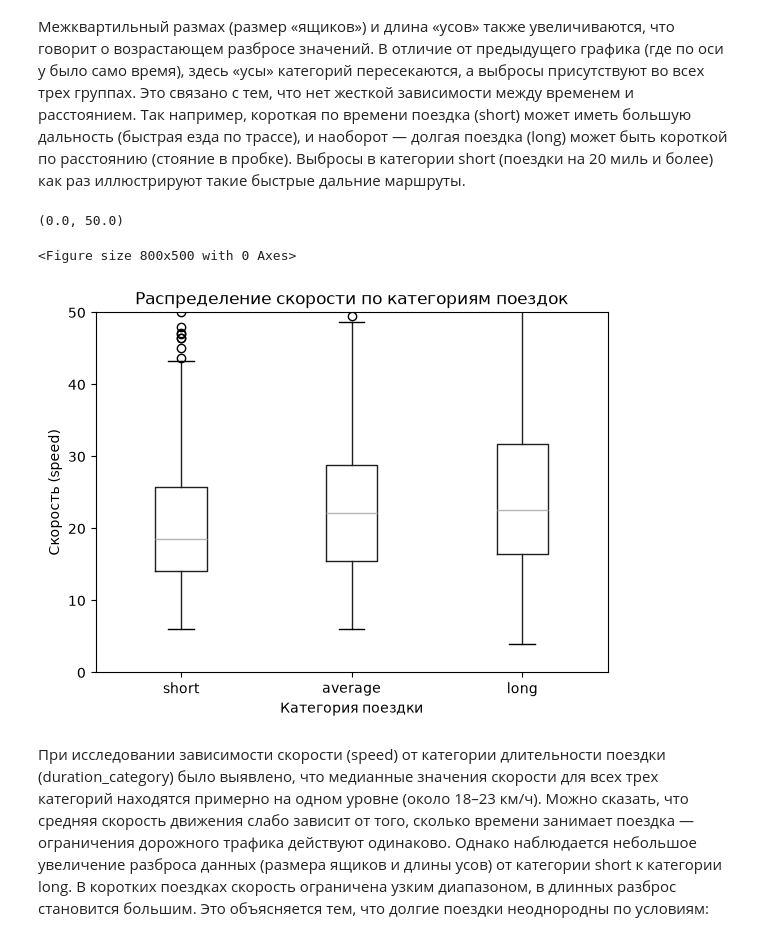
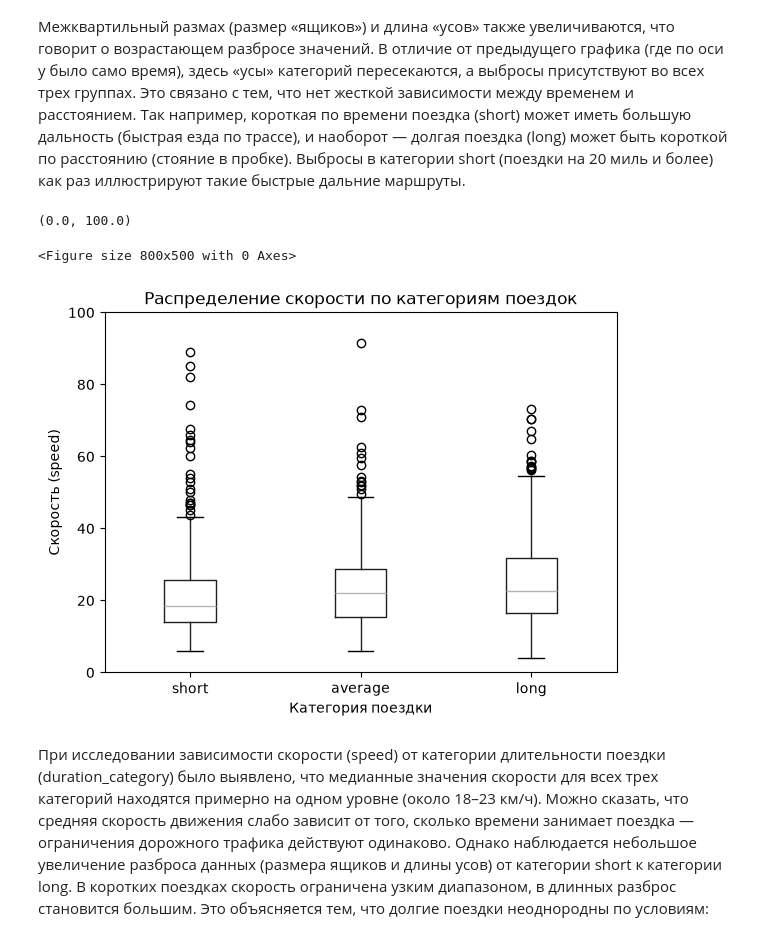
Before and after one commit to AlekseevaAnna1/data-analytics-labs, a Jupyter notebook: ЛР2_Алексеева_1.ipynb, the cells around one changed output. Saved outputs shown, nothing was run; the diff lists cells and outputs as text; code cells hidden in the pictures.

```diff
--- a/ЛР2_Алексеева_1.ipynb
+++ b/ЛР2_Алексеева_1.ipynb
@@ -579,20 +579,20 @@ plt.ylim(0, 50)
 # %%
 plt.figure(figsize=(8, 5))
 
 # Встроенный метод Pandas
 df.boxplot(column='speed', by='duration_category', grid=False)
 
 plt.suptitle('') # Убираем автоматический заголовок
 plt.title('Распределение скорости по категориям поездок')
 plt.xlabel('Категория поездки')
 plt.ylabel('Скорость (speed)')
 
 # ограничение оси Y, чтобы убрать экстремальные выбросы
-plt.ylim(0, 50)
+plt.ylim(0, 100)
 # %% [output]
-(0.0, 50.0)
+(0.0, 100.0)
 <Figure size 800x500 with 0 Axes>
-[figure, old version]
+[figure, new version]
 # %% [markdown]
 При исследовании зависимости скорости (speed) от категории длительности поездки (duration_category) было выявлено, что медианные значения скорости для всех трех категорий находятся примерно на одном уровне (около 18–23 км/ч). Можно сказать, что средняя скорость движения слабо зависит от того, сколько времени занимает поездка — ограничения дорожного трафика действуют одинаково. Однако наблюдается небольшое увеличение разброса данных (размера ящиков и длины усов) от категории short к категории long. В коротких поездках скорость ограничена узким диапазоном, в длинных разброс становится большим. Это объясняется тем, что долгие поездки неоднородны по условиям: они могут проходить как в плотном городском трафике (низкая скорость), так и по загородным трассам (высокая скорость). Наличие выбросов во всех категориях также указывает на присутствие в данных аномальных значений.
 # %% [markdown]
```
